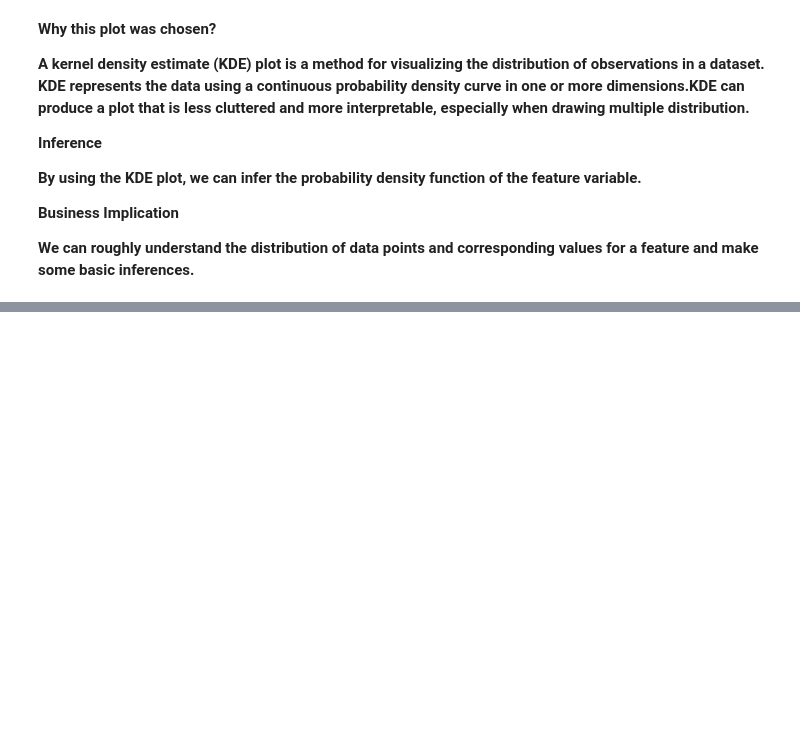
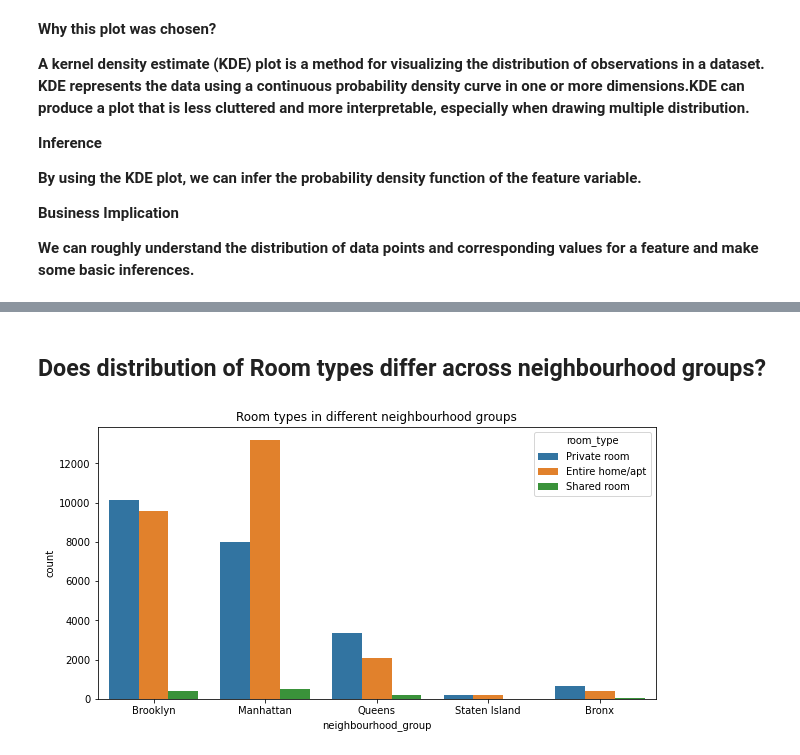
Before and after one commit to AshutoshKumarDubey/EDA_Capstone_Project_Airbnb, a Jupyter notebook: EDA_Airbnb_Bookings_Analysis_By_Ashutosh_Kumar_Dubey.ipynb, the cells around one changed output, grey strips where cells are left out. Cells and saved outputs as stored; diff of their text form; code cells hidden in the pictures; blank space fills up the shorter version.

```diff
--- a/EDA_Airbnb_Bookings_Analysis_By_Ashutosh_Kumar_Dubey.ipynb
+++ b/EDA_Airbnb_Bookings_Analysis_By_Ashutosh_Kumar_Dubey.ipynb
@@ -279,0 +364,13 @@ plt.show()
+# %% [markdown]
+## **Does distribution of Room types differ across neighbourhood groups?**
+# %%
+#Distribution of room types in different neighbourhood groups
+# Room types in different neighbourhood groups
+room_type_neighbourhood_groups = df.groupby(['neighbourhood_group','room_type'])['room_type'].count()
+# Plotting the distribution
+plt.figure(figsize=(10,5))
+sns.countplot(df['neighbourhood_group'], hue=df['room_type'])
+plt.title('Room types in different neighbourhood groups')
+plt.show()
+# %% [output]
+[figure, added]
```
Also changed, not shown: parts of 29 cells of this notebook.
